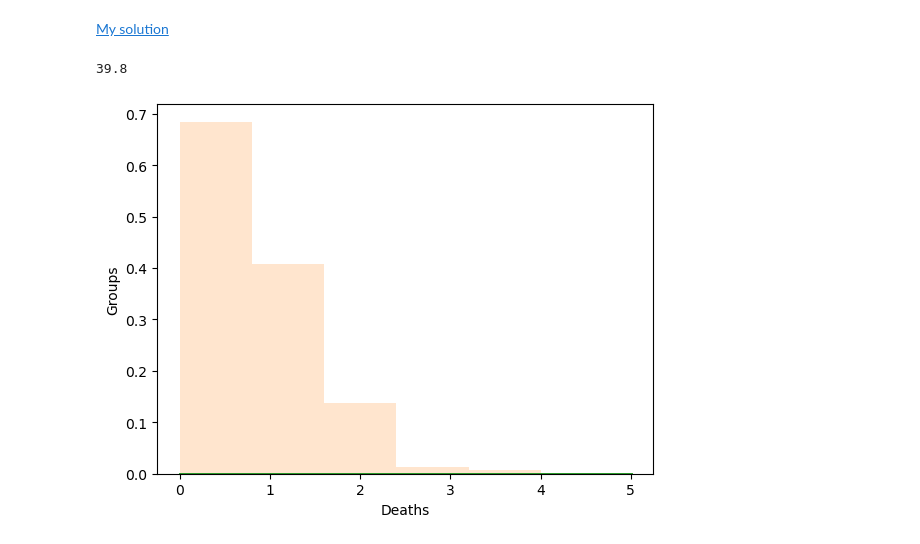
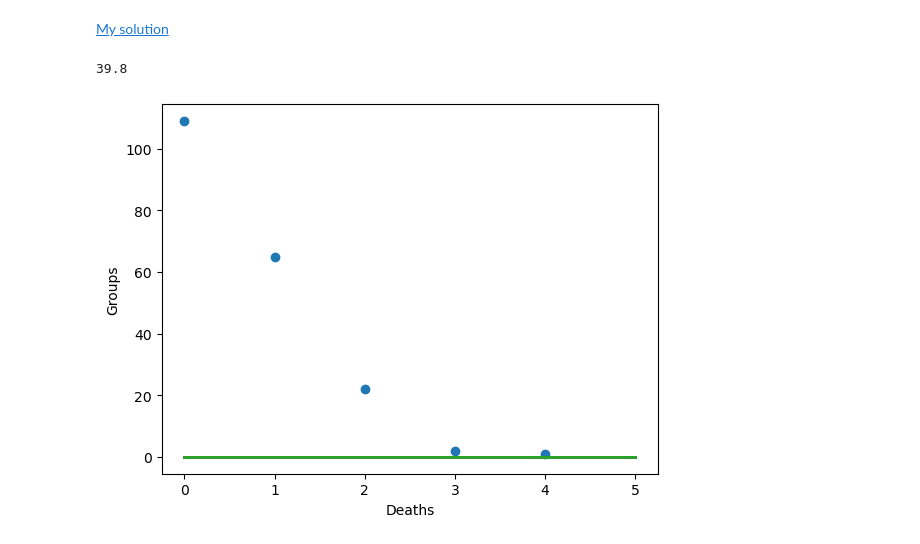
Before and after one commit to aadufour/astrostatistics_bicocca_2025, a Jupyter notebook: lectures/L03_probability.ipynb, the cells around one changed output. Saved outputs shown, nothing was run; the diff lists cells and outputs as text; code cells hidden in the pictures.

```diff
--- a/lectures/L03_probability.ipynb
+++ b/lectures/L03_probability.ipynb
@@ -1175,27 +1175,27 @@ He studied the distribution of 122 men kicked to death by horses among 10 Prussi
 # %% [markdown]
 [My solution](https://github.com/dgerosa/astrostatistics_bicocca_2025/blob/main/solutions/S04_horsekicks.ipynb)
 # %%
-#NON HO CAPITO LA NORMALIZZAZIONE
+#NON HO CAPITO LA NORMALIZZAZIONE: boh
 
 
 from scipy import stats
 
 deaths = [0,1,2,3,4]
-groups=[109,65,22,2,1]
-mu = np.mean(groups)
+groups = [109,65,22,2,1]
+mu = np.average(groups)
 print(mu)
 
 xgrid = np.linspace(0., 5., 1000)
 
 plt.plot(xgrid, [stats.poisson.pmf(x, mu) for x in xgrid], c="C2", lw=2)
 
 
-
-plt.hist(deaths,bins=5, weights=groups, color="C1", density=True, alpha=0.2)
-plt.plot(xgrid, [stats.poisson.pmf(x, mu) for x in xgrid], c="C2", lw=2)
+plt.scatter(deaths, groups)
+# plt.hist(deaths,bins=5, weights=groups, color="C1", density=True, alpha=0.2)
+plt.plot(xgrid, [stats.poisson.pmf(deaths, mu) for x in xgrid], c="C2", lw=2)
 plt.xlabel("Deaths")
 plt.ylabel("Groups")
 plt.show()
 # %% [output]
 39.8
-[figure, old version]
+[figure, new version]
```
Also changed, not shown: parts of 1 cell of this notebook, 1 other file.
